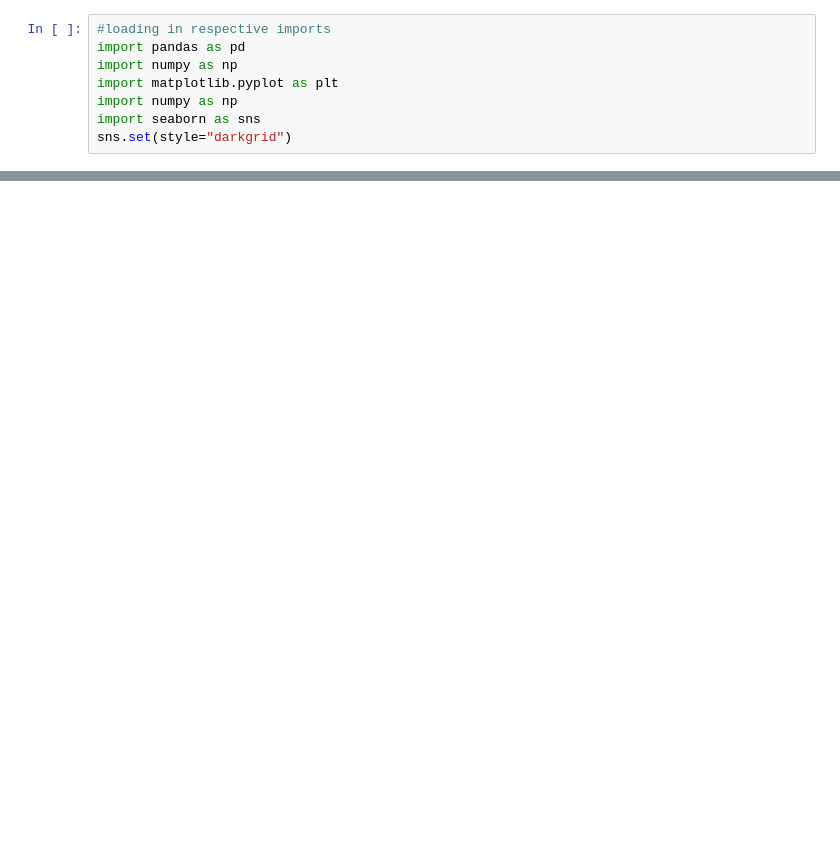
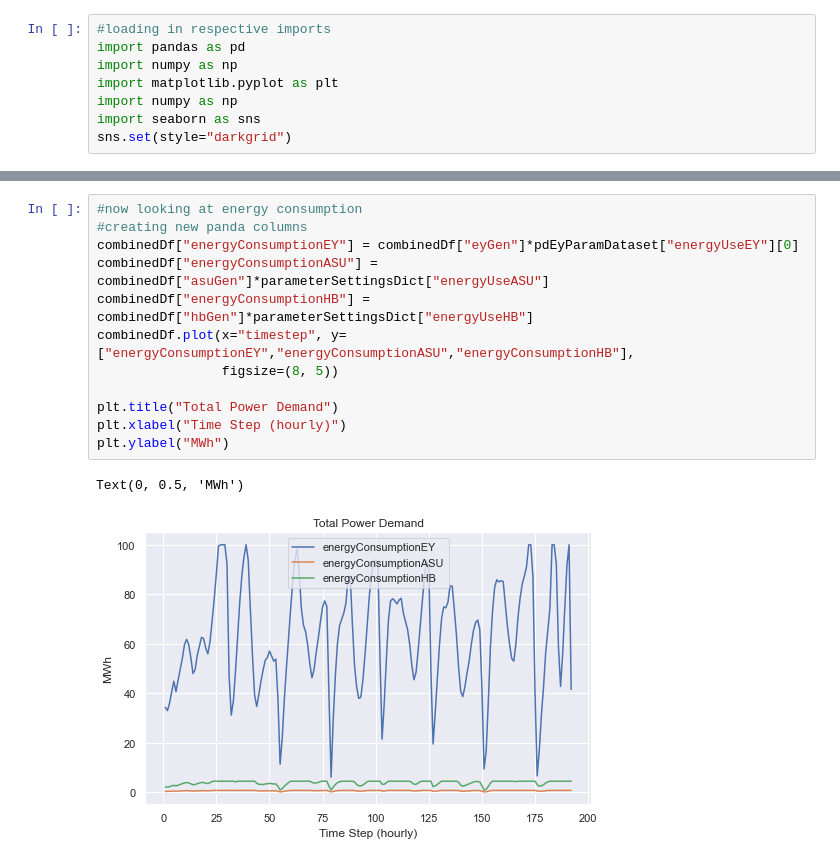
Before and after one commit to julflore000/KAUST, a Jupyter notebook: dataAnalysis/modelOutputAnalysis.ipynb, the cells around one changed output, grey strips where cells are left out. Drawn from its saved outputs; the diff is of its cells as text; blank space fills up the shorter version.

```diff
--- a/dataAnalysis/modelOutputAnalysis.ipynb
+++ b/dataAnalysis/modelOutputAnalysis.ipynb
@@ -64,0 +72,15 @@ Text(0, 0.5, 'Production of chemical (kg)')
+# %%
+#now looking at energy consumption
+#creating new panda columns
+combinedDf["energyConsumptionEY"] = combinedDf["eyGen"]*pdEyParamDataset["energyUseEY"][0]
+combinedDf["energyConsumptionASU"] = combinedDf["asuGen"]*parameterSettingsDict["energyUseASU"]
+combinedDf["energyConsumptionHB"] = combinedDf["hbGen"]*parameterSettingsDict["energyUseHB"]
+combinedDf.plot(x="timestep", y=["energyConsumptionEY","energyConsumptionASU","energyConsumptionHB"],
+                figsize=(8, 5))
+
+plt.title("Total Power Demand")
+plt.xlabel("Time Step (hourly)")
+plt.ylabel("MWh")
+# %% [output]
+Text(0, 0.5, 'MWh')
+[figure, added]
```
Also changed, not shown: parts of 7 cells of this notebook, 12 other files.
